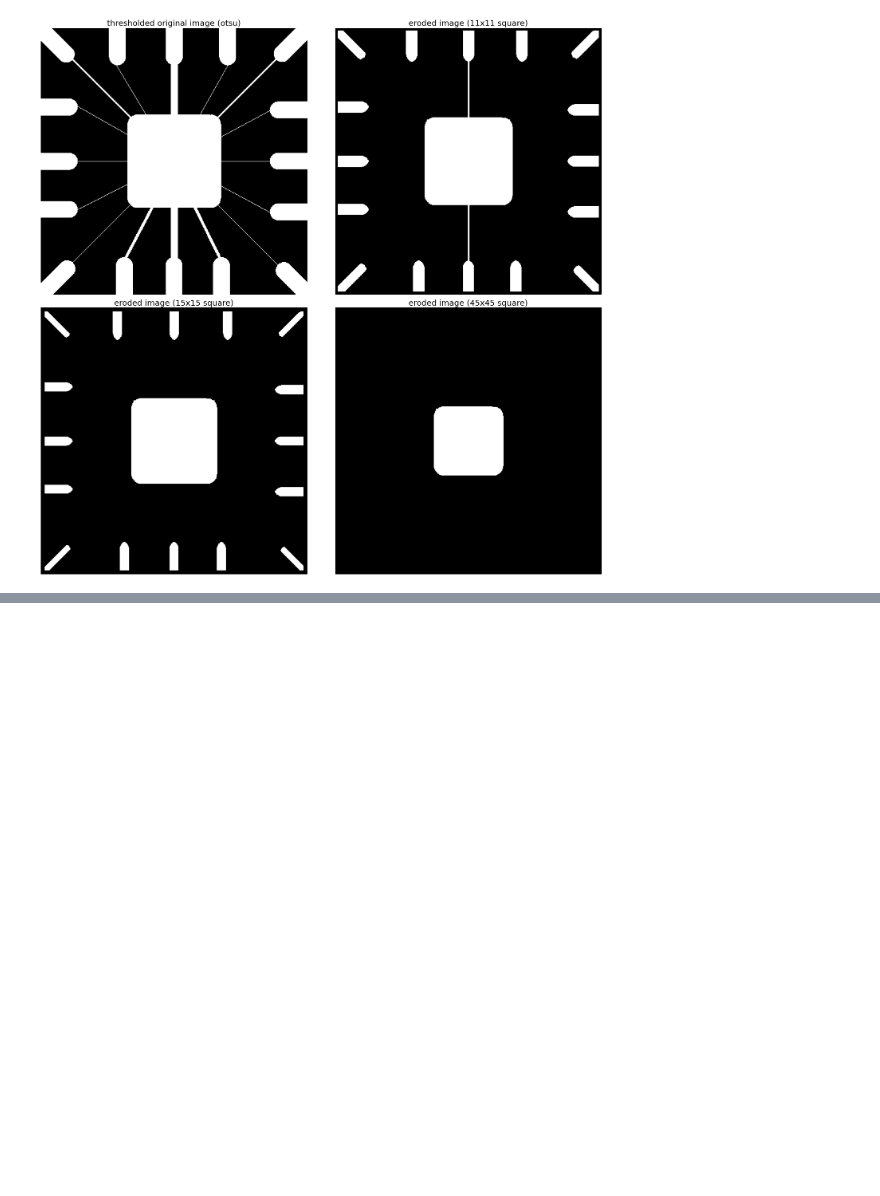
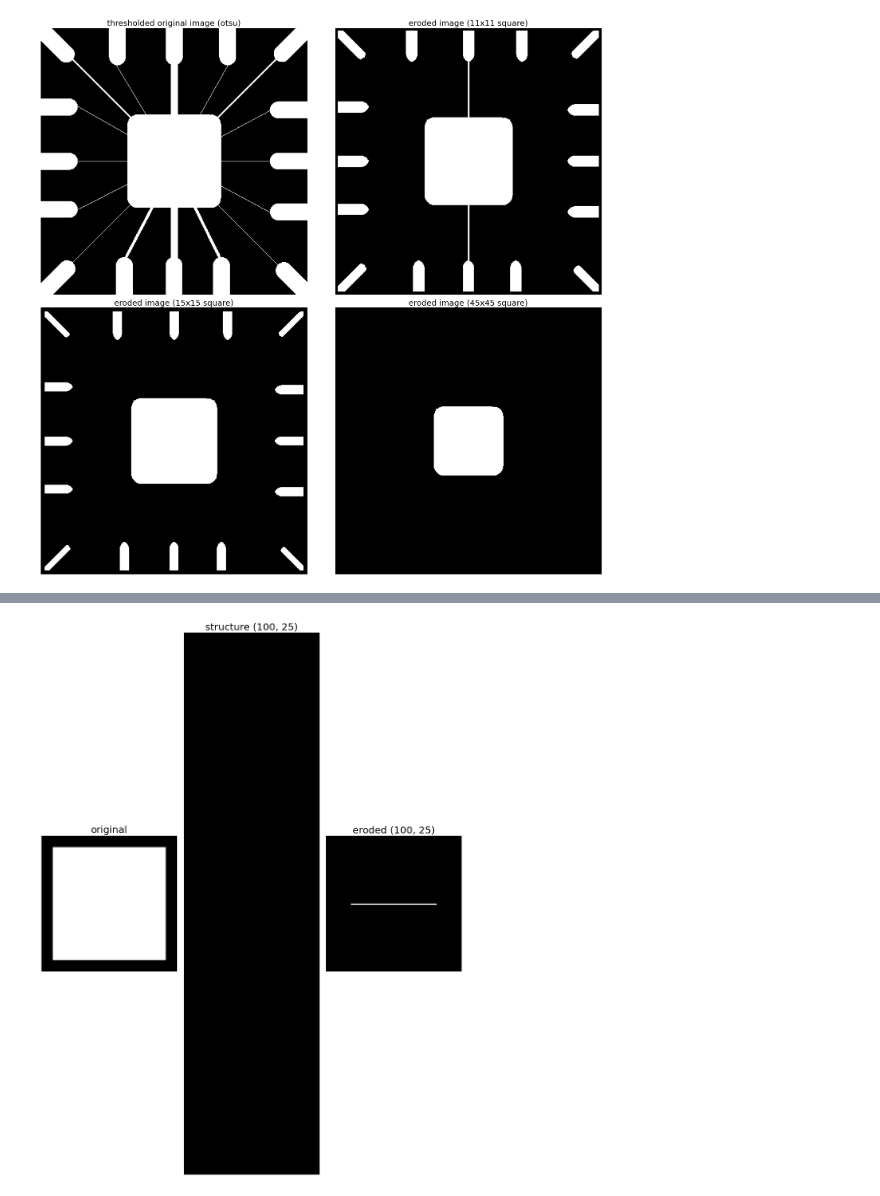
Before and after one commit to lmcanavals/dip, a Jupyter notebook: 13-01-erosion-galore.ipynb, the cells around one changed output, grey strips where cells are left out. Cells and saved outputs as stored; diff of their text form; code cells hidden in the pictures; blank space fills up the shorter version.

```diff
--- a/13-01-erosion-galore.ipynb
+++ b/13-01-erosion-galore.ipynb
@@ -34,0 +63,4 @@ Text(0.5, 1.0, 'eroded image (45x45 square)')
+# %%
+test(im, np.ones((100, 25)))
+# %% [output]
+[figure, added]
```
Also changed, not shown: parts of 9 cells of this notebook, 2 other files.
